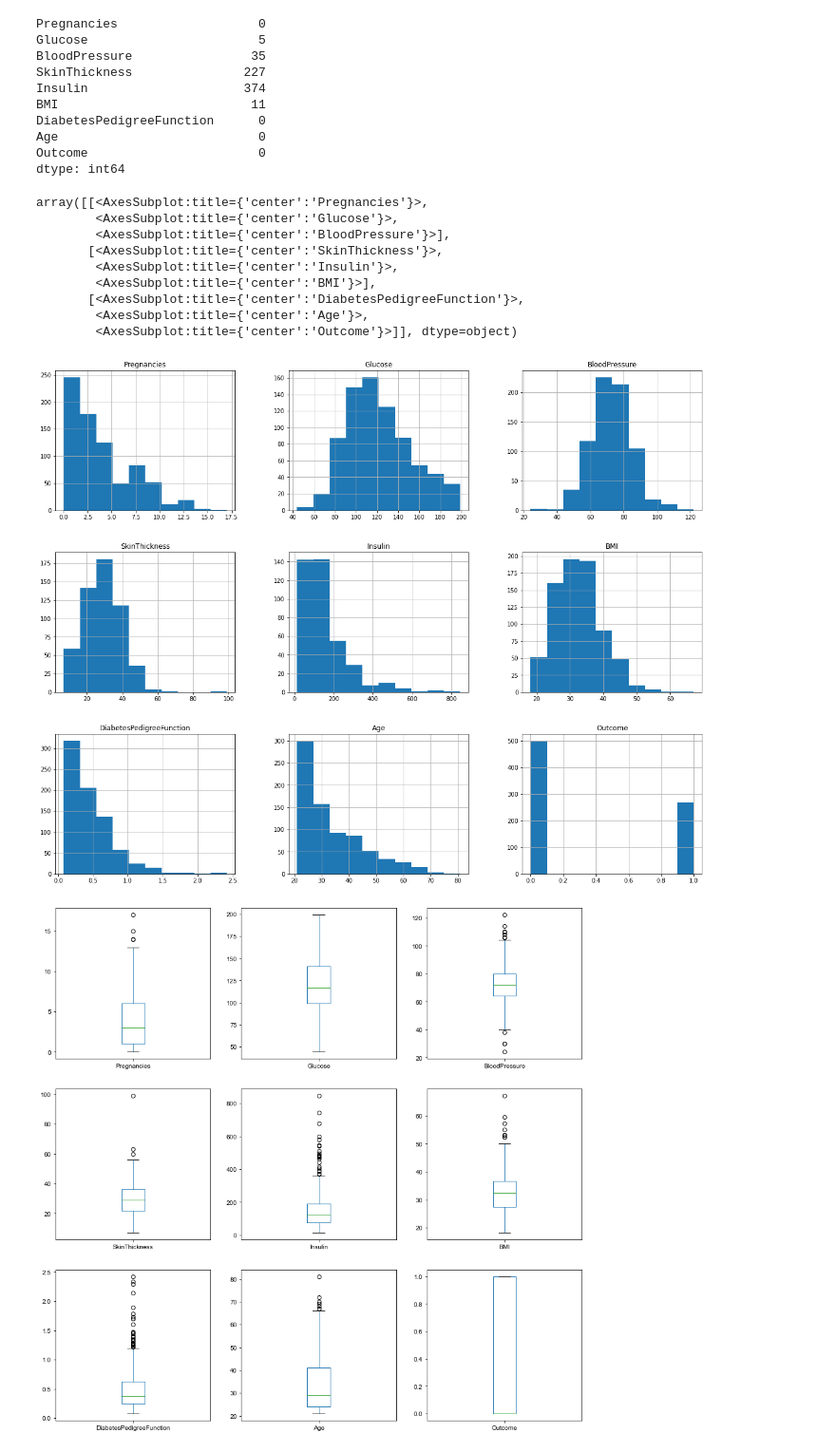
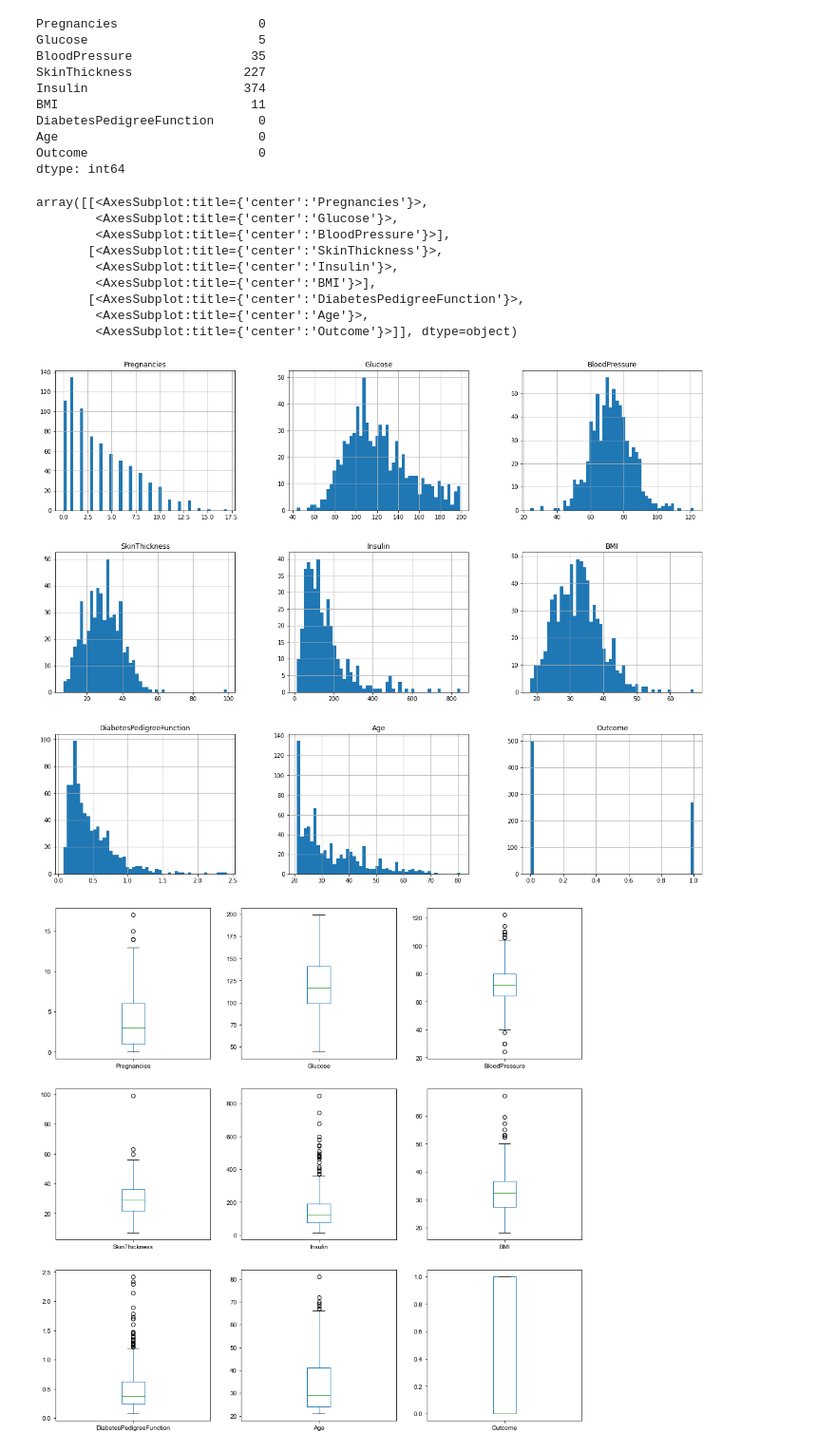
Before and after one commit to SantiAA/RN_TP1, a Jupyter notebook: Diabetes.ipynb, the cells around one changed output. Shown at 95% size. Cells and saved outputs as stored; diff of their text form; code cells hidden in the pictures.

```diff
--- a/Diabetes.ipynb
+++ b/Diabetes.ipynb
@@ -90,18 +94,18 @@ Age                           0
 Outcome                       0
 dtype: int64
 # %%
-df_nulls.hist(figsize = (20,16), grid=True)
+df_nulls.hist(figsize = (20,16), grid=True, bins=50)
 # %% [output]
 array([[<AxesSubplot:title={'center':'Pregnancies'}>,
         <AxesSubplot:title={'center':'Glucose'}>,
         <AxesSubplot:title={'center':'BloodPressure'}>],
        [<AxesSubplot:title={'center':'SkinThickness'}>,
         <AxesSubplot:title={'center':'Insulin'}>,
         <AxesSubplot:title={'center':'BMI'}>],
        [<AxesSubplot:title={'center':'DiabetesPedigreeFunction'}>,
         <AxesSubplot:title={'center':'Age'}>,
         <AxesSubplot:title={'center':'Outcome'}>]], dtype=object)
-[figure, old version]
+[figure, new version]
 # %%
 df_nulls.plot(kind= 'box' , subplots=True, layout=(3,3), sharex=False, sharey=False, figsize=(15,15))
 sns.set(font_scale = 1.5)
```
Also changed, not shown: parts of 1 cell of this notebook, 10 other files.
